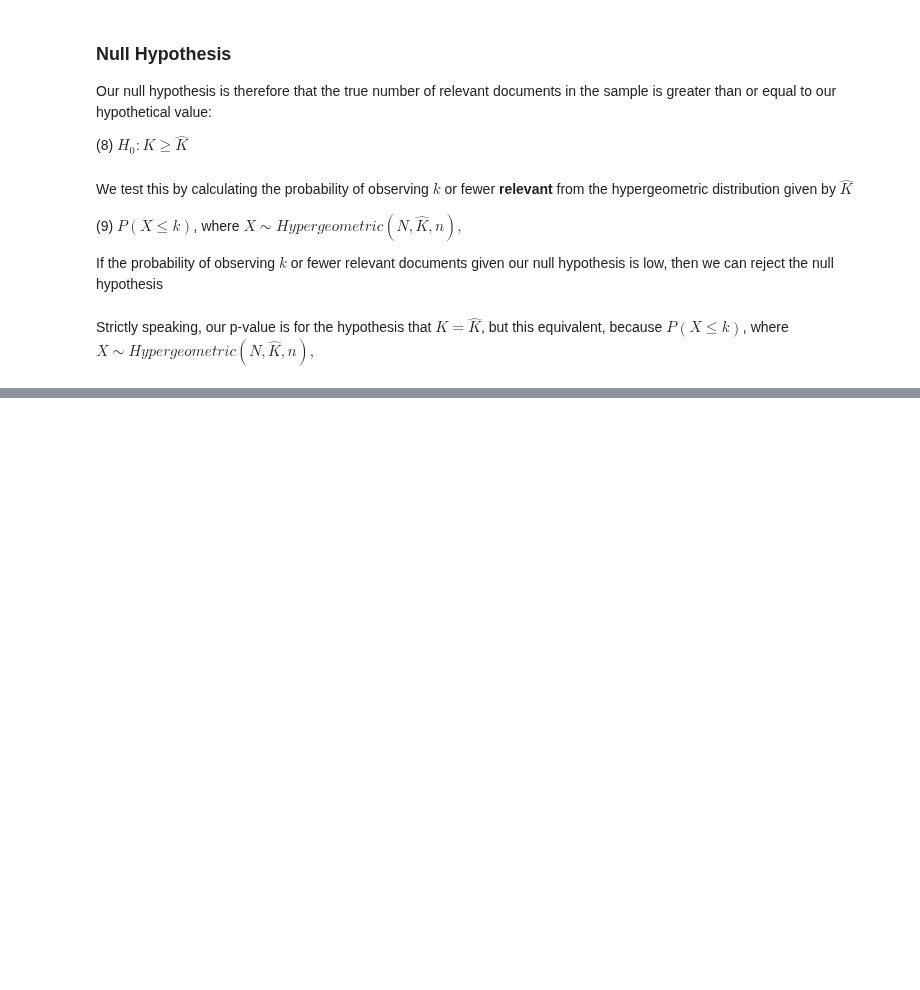
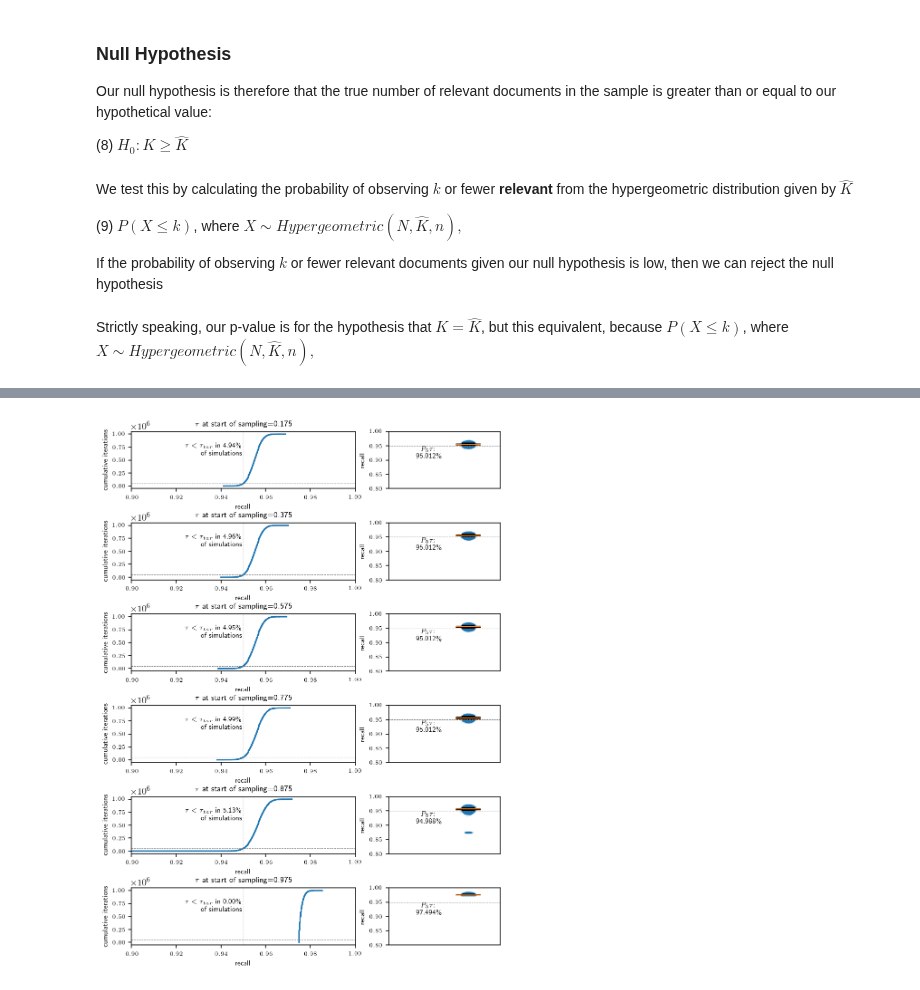
Before and after one commit to mcallaghan/rapid-screening, a Jupyter notebook: analysis/hyper_criteria_theory.ipynb, the cells around one changed output, grey strips where cells are left out. Saved outputs shown, nothing was run; the diff lists cells and outputs as text; code cells hidden in the pictures; blank space fills up the shorter version.

```diff
--- a/analysis/hyper_criteria_theory.ipynb
+++ b/analysis/hyper_criteria_theory.ipynb
@@ -374,0 +343,52 @@ H0_rejection_taus = tau_range[-2]
+# %%
+fig = plt.figure(dpi=150,figsize=(7,10))
+gs = gridspec.GridSpec(sub_results.starting_recall.unique().shape[0],2,width_ratios=[2,1], hspace=0.6)
+
+ax0 = None
+
+for i, (starting_recall, group) in enumerate(results_df[results_df['sample_size']==25000].groupby('starting_recall')):
+    h = np.array(group.H0_rejection_tau)
+    iterations = group.shape[0]
+    h.sort()
+
+    if ax0 is None:
+        ax0 = plt.subplot(gs[i,0])
+    else:
+        ax0 = plt.subplot(gs[i,0], sharex=ax0)
+
+    ax0.set_title(r"$\tau$ at start of sampling="+f"{starting_recall:.3}", fontsize=8)
+    ax0.plot(h,np.arange(len(h)))
+    failure = sum(h<.95)/iterations
+    t = r"$\tau < \tau_{tar}$ in " + f"{failure:.2%}\n of simulations".replace("%","\%")
+    xtent = ax0.get_xlim()[1]-ax0.get_xlim()[0]
+
+    ax0.text(0.949, iterations*0.6,t,usetex=True,ha="right", fontsize=7)
+    ax0.axhline(iterations*0.05, lw=0.5,c="grey",ls="--")
+    ax0.axvline(.95, lw=0.5,c="grey",ls="--")
+
+    ax0.set_xlim([0.9, 1])
+
+    ax1 = plt.subplot(gs[i,1])
+    ax1.boxplot(h,whis=[5,95],showfliers=False)
+    ax1.scatter(rand_jitter(np.zeros(iterations)+1+np.random.randn(iterations)*0.01),h,alpha=0.1,s=1)
+    ax1.set_xticks([])
+    ax1.set_xlim([0.5,1.2])
+    ax1.set_ylim([0.8,1])
+
+    ax1.tick_params(axis='both', which='major', labelsize=6)
+    ax0.tick_params(axis='both', which='major', labelsize=6)
+
+    ax1.set_ylabel('recall', fontsize=7)
+
+
+    q = np.quantile(h,0.05)
+    t = "$P_5 \\tau $:\n" + f"{q:.3%}".replace("%","\%")
+    ax1.text(0.75, .945,t,usetex=True,ha="center",va="top", fontsize=7)
+    ax0.set_xlabel('recall', fontsize=7)
+    ax0.set_ylabel('cumulative iterations', fontsize=7)
+    ax1.axhline(0.95, lw=0.5,c="grey",ls="--")
+
+
+plt.savefig('../images/hyper_validation.png')
+# %% [output]
+[figure, added]
```
Also changed, not shown: parts of 21 cells of this notebook, 13 other files.
